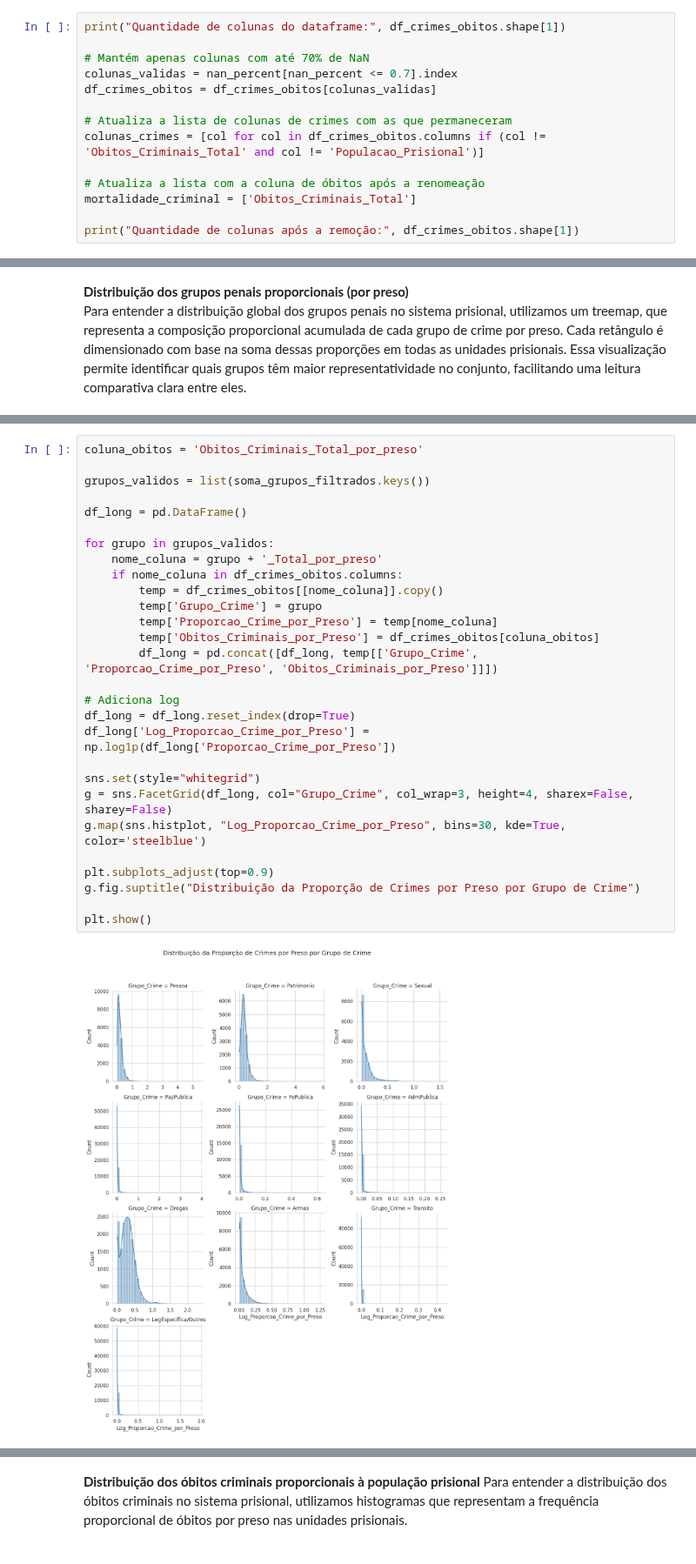
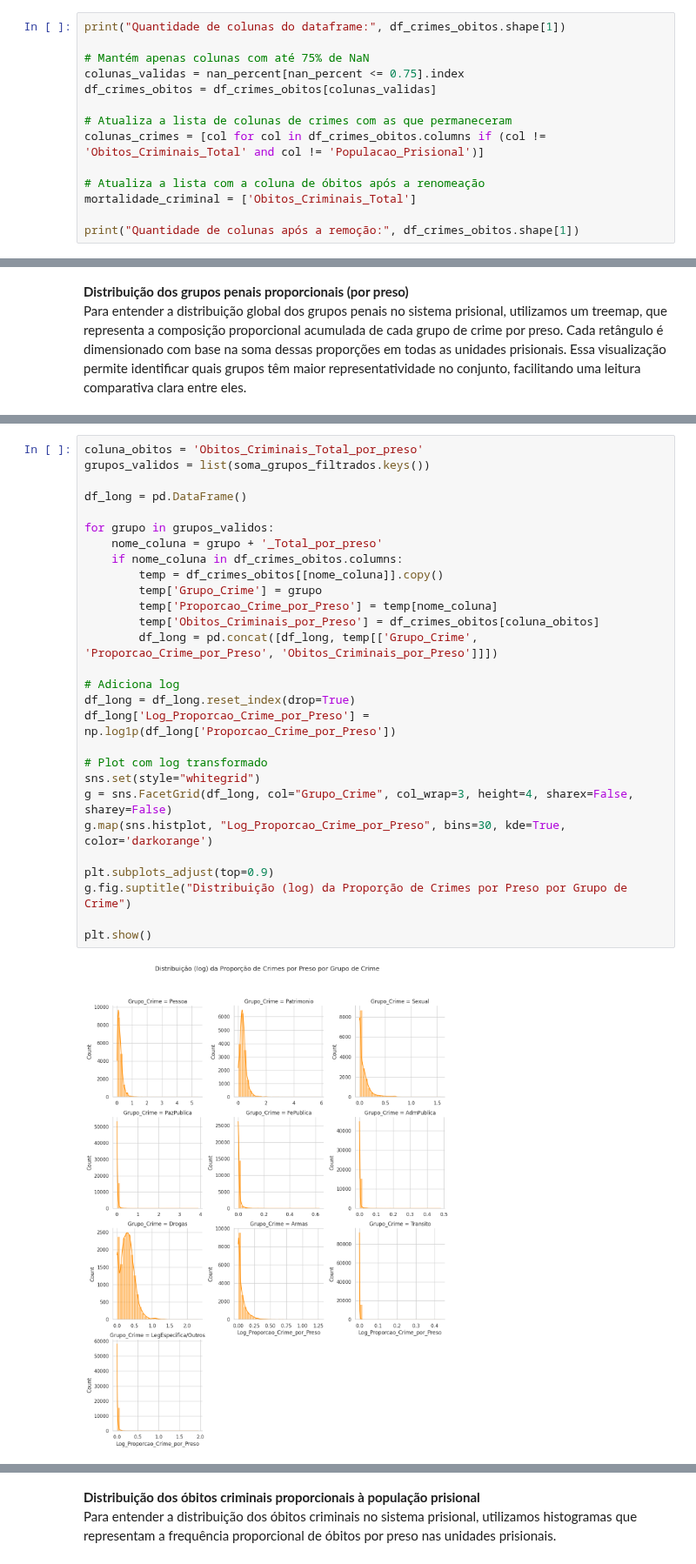
Before and after one commit to Caio-Brega/introducao-ciencia-dos-dados, a Jupyter notebook: TP_ICD.ipynb, the cells around one changed output, grey strips where cells are left out. Shown at 87% size. Saved outputs shown, nothing was run; the diff lists cells and outputs as text.

```diff
--- a/TP_ICD.ipynb
+++ b/TP_ICD.ipynb
@@ -1121,8 +1117,8 @@ Diante dos resultados, confirmamos a alta incidência de dados NaN em diversas c
 # %%
 print("Quantidade de colunas do dataframe:", df_crimes_obitos.shape[1])
 
-# Mantém apenas colunas com até 70% de NaN
-colunas_validas = nan_percent[nan_percent <= 0.7].index
+# Mantém apenas colunas com até 75% de NaN
+colunas_validas = nan_percent[nan_percent <= 0.75].index
 df_crimes_obitos = df_crimes_obitos[colunas_validas]
 
 # Atualiza a lista de colunas de crimes com as que permaneceram
@@ -1356,32 +1354,32 @@ Para observar padrões, assimetrias e possíveis outliers, além de obter uma vi
 Em cada histograma, o eixo X representa a proporção de crimes daquele grupo por preso, ou seja, a quantidade de crimes registrados em relação ao total de presos em uma determinada unidade. Já o eixo Y indica a frequência com que essas proporções ocorrem na base de dados.
 # %%
 coluna_obitos = 'Obitos_Criminais_Total_por_preso'
-
 grupos_validos = list(soma_grupos_filtrados.keys())
 
 df_long = pd.DataFrame()
 
 for grupo in grupos_validos:
     nome_coluna = grupo + '_Total_por_preso'
     if nome_coluna in df_crimes_obitos.columns:
         temp = df_crimes_obitos[[nome_coluna]].copy()
         temp['Grupo_Crime'] = grupo
         temp['Proporcao_Crime_por_Preso'] = temp[nome_coluna]
         temp['Obitos_Criminais_por_Preso'] = df_crimes_obitos[coluna_obitos]
         df_long = pd.concat([df_long, temp[['Grupo_Crime', 'Proporcao_Crime_por_Preso', 'Obitos_Criminais_por_Preso']]])
 
 # Adiciona log
 df_long = df_long.reset_index(drop=True)
 df_long['Log_Proporcao_Crime_por_Preso'] = np.log1p(df_long['Proporcao_Crime_por_Preso'])
 
+# Plot com log transformado
 sns.set(style="whitegrid")
 g = sns.FacetGrid(df_long, col="Grupo_Crime", col_wrap=3, height=4, sharex=False, sharey=False)
-g.map(sns.histplot, "Log_Proporcao_Crime_por_Preso", bins=30, kde=True, color='steelblue')
+g.map(sns.histplot, "Log_Proporcao_Crime_por_Preso", bins=30, kde=True, color='darkorange')
 
 plt.subplots_adjust(top=0.9)
-g.fig.suptitle("Distribuição da Proporção de Crimes por Preso por Grupo de Crime")
+g.fig.suptitle("Distribuição (log) da Proporção de Crimes por Preso por Grupo de Crime")
 
 plt.show()
 # %% [output]
-[figure, old version]
+[figure, new version]
 # %% [markdown]
```
Also changed, not shown: parts of 35 cells of this notebook.
